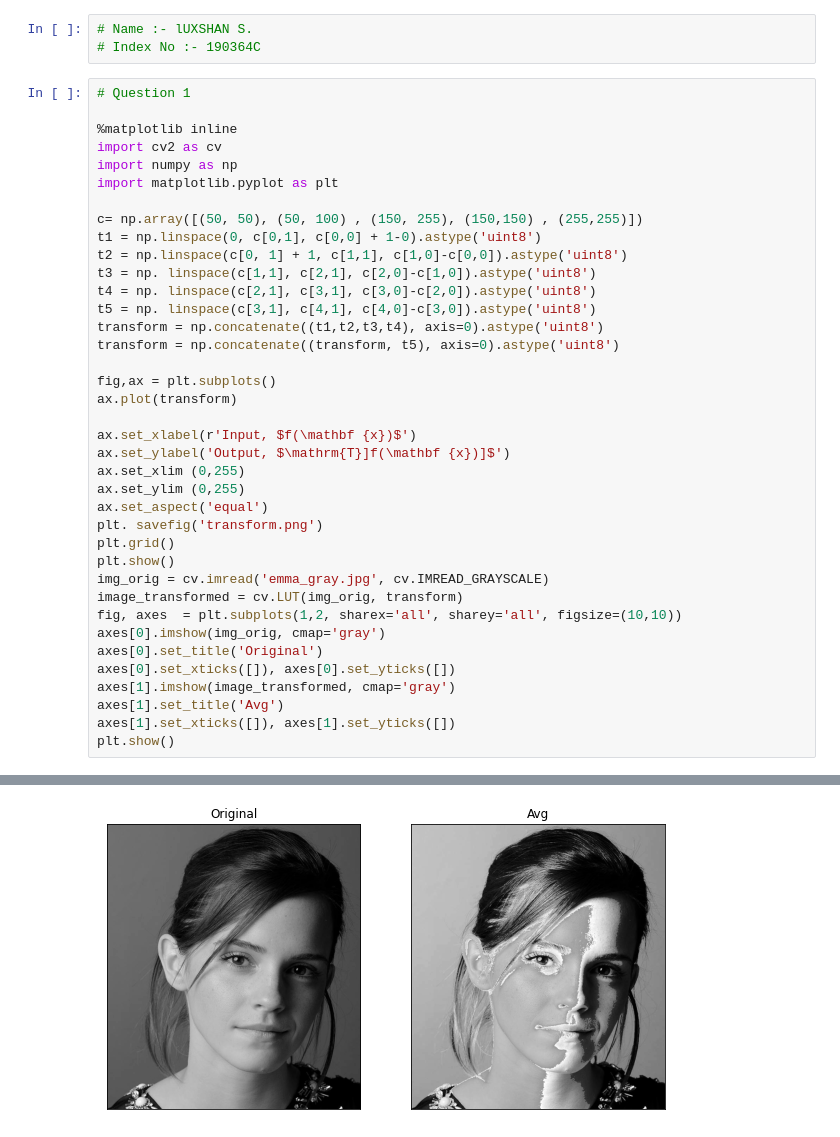
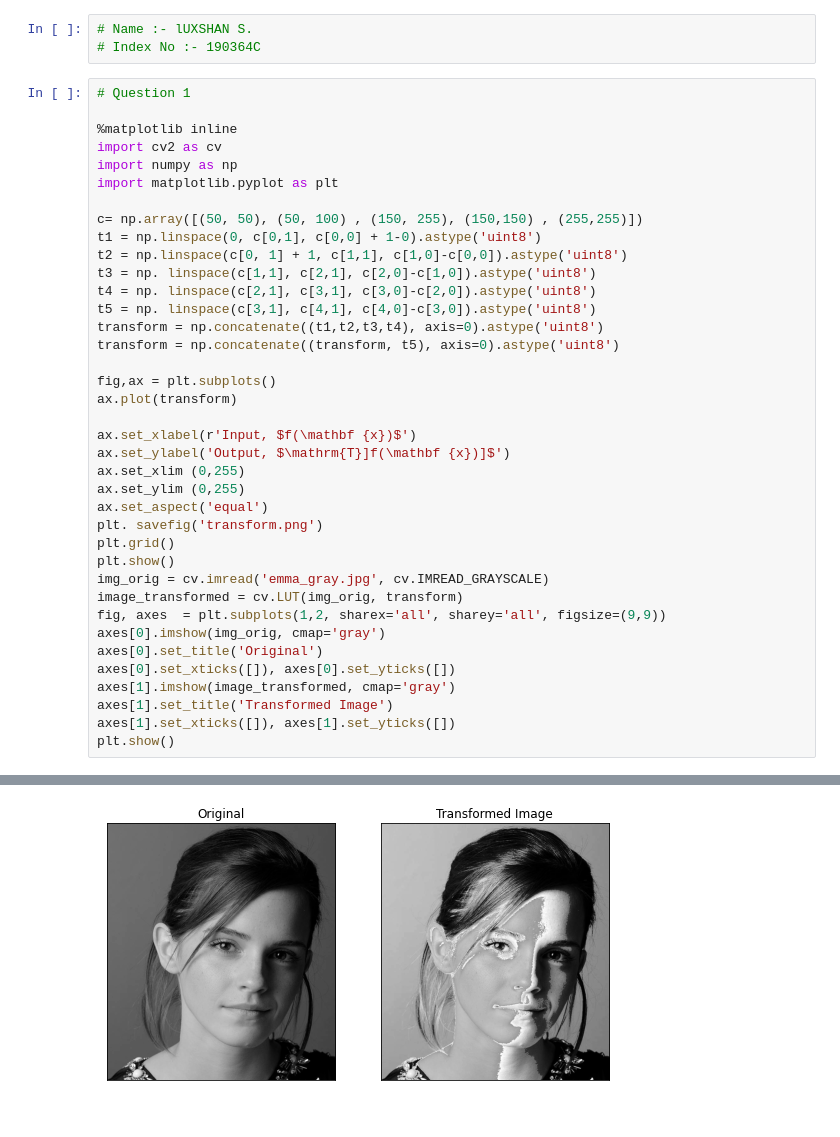
Before and after one commit to luxshan21/Image_Processing_Works_190364C, a Jupyter notebook: Assignments/Assignment_01/Assignment_01_190364C.ipynb, the cells around one changed output, grey strips where cells are left out. Drawn from its saved outputs; the diff is of its cells as text.

Commit message:
Image_Processing_Assignment 04 Question try

```diff
--- a/Assignments/Assignment_01/Assignment_01_190364C.ipynb
+++ b/Assignments/Assignment_01/Assignment_01_190364C.ipynb
@@ -12,33 +12,33 @@ import matplotlib.pyplot as plt
 c= np.array([(50, 50), (50, 100) , (150, 255), (150,150) , (255,255)])
 t1 = np.linspace(0, c[0,1], c[0,0] + 1-0).astype('uint8')
 t2 = np.linspace(c[0, 1] + 1, c[1,1], c[1,0]-c[0,0]).astype('uint8')
 t3 = np. linspace(c[1,1], c[2,1], c[2,0]-c[1,0]).astype('uint8')
 t4 = np. linspace(c[2,1], c[3,1], c[3,0]-c[2,0]).astype('uint8')
 t5 = np. linspace(c[3,1], c[4,1], c[4,0]-c[3,0]).astype('uint8')
 transform = np.concatenate((t1,t2,t3,t4), axis=0).astype('uint8')
 transform = np.concatenate((transform, t5), axis=0).astype('uint8')
 
 fig,ax = plt.subplots()
 ax.plot(transform)
 
 ax.set_xlabel(r'Input, $f(\mathbf {x})$')
 ax.set_ylabel('Output, $\mathrm{T}]f(\mathbf {x})]$')
 ax.set_xlim (0,255)
 ax.set_ylim (0,255)
 ax.set_aspect('equal')
 plt. savefig('transform.png')
 plt.grid()
 plt.show()
 img_orig = cv.imread('emma_gray.jpg', cv.IMREAD_GRAYSCALE)
 image_transformed = cv.LUT(img_orig, transform)
-fig, axes  = plt.subplots(1,2, sharex='all', sharey='all', figsize=(10,10))
+fig, axes  = plt.subplots(1,2, sharex='all', sharey='all', figsize=(9,9))
 axes[0].imshow(img_orig, cmap='gray')
 axes[0].set_title('Original')
 axes[0].set_xticks([]), axes[0].set_yticks([])
 axes[1].imshow(image_transformed, cmap='gray')
-axes[1].set_title('Avg')
+axes[1].set_title('Transformed Image')
 axes[1].set_xticks([]), axes[1].set_yticks([])
 plt.show()
 # %% [output]
 [figure]
-[figure, old version]
+[figure, new version]
```
Also changed, not shown: parts of 1 cell of this notebook, 1 other file.
